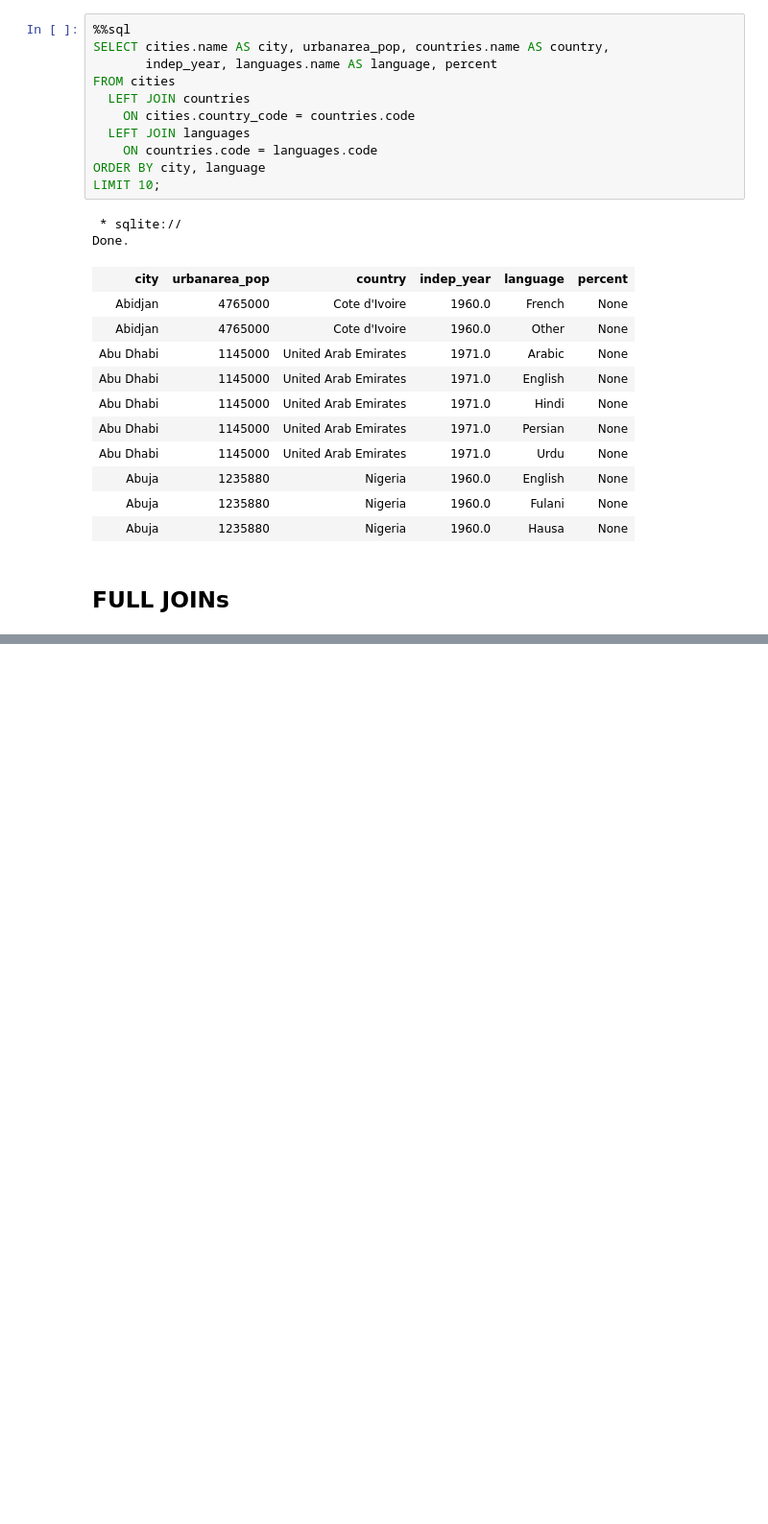
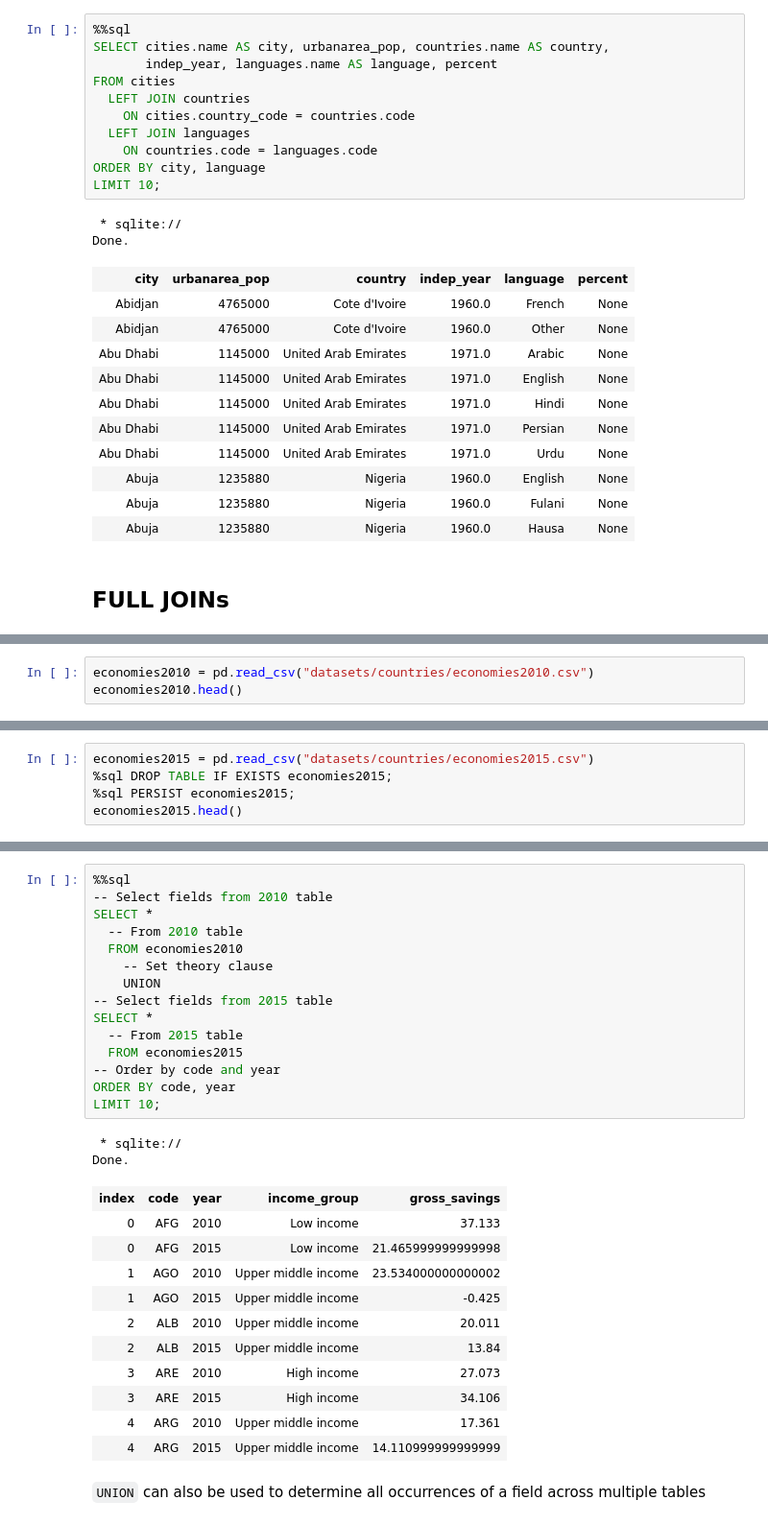
Before and after one commit to VictorOmondi1997/Joining-Data-in-SQL, a Jupyter notebook: Joining Data in SQL.ipynb, the cells around one changed output, grey strips where cells are left out. Shown: that part at 96% size. Saved outputs shown, nothing was run; the diff lists cells and outputs as text; blank space fills up the shorter version.

```diff
--- a/Joining Data in SQL.ipynb
+++ b/Joining Data in SQL.ipynb
@@ -766,0 +1178,3 @@ Done.
+# %%
+economies2010 = pd.read_csv("datasets/countries/economies2010.csv")
+economies2010.head()
@@ -766,0 +1196,5 @@ Done.
+# %%
+economies2015 = pd.read_csv("datasets/countries/economies2015.csv")
+%sql DROP TABLE IF EXISTS economies2015;
+%sql PERSIST economies2015;
+economies2015.head()
@@ -766,0 +1211,31 @@ Done.
+# %%
+%%sql
+-- Select fields from 2010 table
+SELECT *
+  -- From 2010 table
+  FROM economies2010
+	-- Set theory clause
+	UNION
+-- Select fields from 2015 table
+SELECT *
+  -- From 2015 table
+  FROM economies2015
+-- Order by code and year
+ORDER BY code, year
+LIMIT 10;
+# %% [output]
+ * sqlite://
+Done.
+| index | code | year | income_group | gross_savings |
+| 0 | AFG | 2010 | Low income | 37.133 |
+| 0 | AFG | 2015 | Low income | 21.465999999999998 |
+| 1 | AGO | 2010 | Upper middle income | 23.534000000000002 |
+| 1 | AGO | 2015 | Upper middle income | -0.425 |
+| 2 | ALB | 2010 | Upper middle income | 20.011 |
+| 2 | ALB | 2015 | Upper middle income | 13.84 |
+| 3 | ARE | 2010 | High income | 27.073 |
+| 3 | ARE | 2015 | High income | 34.106 |
+| 4 | ARG | 2010 | Upper middle income | 17.361 |
+| 4 | ARG | 2015 | Upper middle income | 14.110999999999999 |
+# %% [markdown]
+`UNION` can also be used to determine all occurrences of a field across multiple tables
```
Also changed, not shown: parts of 95 cells of this notebook.
